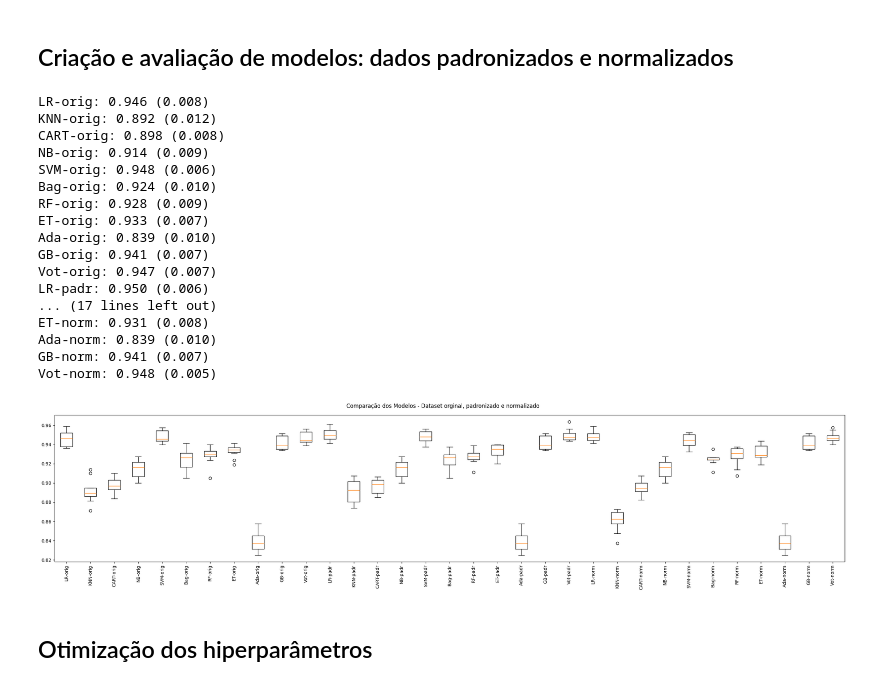
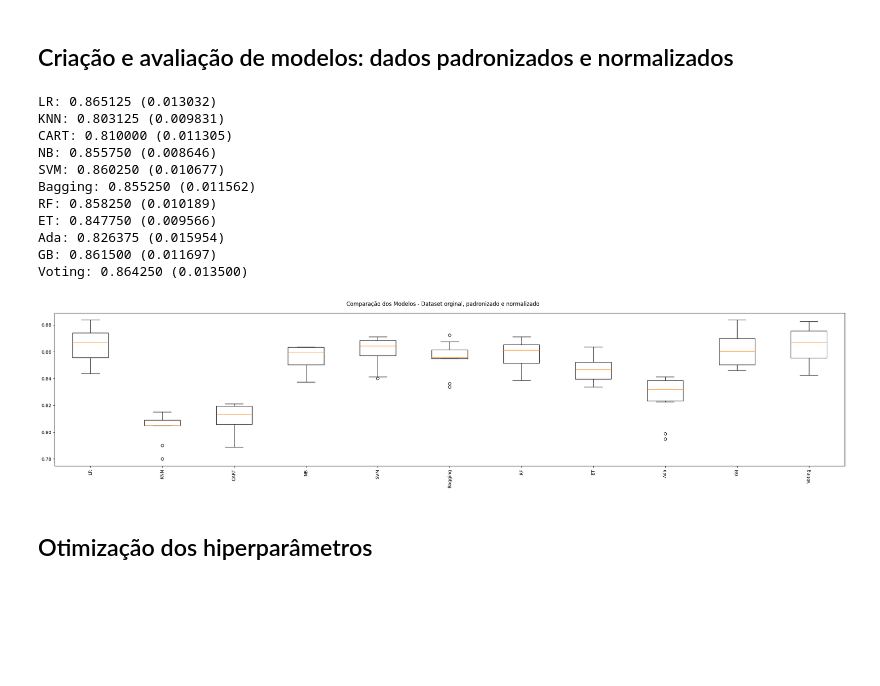
Before and after one commit to piresthiago10/mvp_quarta_sprint_backend, a Jupyter notebook: app/machine_learning/notebooks/gen_z_Mental_wellness_and_digital_lifestyle_analysis.ipynb, the cells around one changed output. Drawn from its saved outputs; the diff is of its cells as text; code cells hidden in the pictures; blank space fills up the shorter version.

Commit message:
ajustes no modelo ml

```diff
--- a/app/machine_learning/notebooks/gen_z_Mental_wellness_and_digital_lifestyle_analysis.ipynb
+++ b/app/machine_learning/notebooks/gen_z_Mental_wellness_and_digital_lifestyle_analysis.ipynb
@@ -505,5 +250,0 @@ dtype: int64
-# %%
-# Wellbeing_Index
-df_copy["Wellbeing_Index"] = df_copy["Wellbeing_Index"].round()
-# df_copy["Wellbeing_Index"] = df_copy["Wellbeing_Index"].clip(2.0, 6.0)
-df_copy.groupby(['Wellbeing_Index']).size()
@@ -576,7 +299,7 @@ kfold = StratifiedKFold(n_splits=num_particoes, shuffle=True, random_state=seed)
 
 ## Criação e avaliação de modelos: linha base
 # %%
-np.random.seed(7) # definindo uma semente global
+np.random.seed(42) # definindo uma semente global
 
 # Lista que armazenará os modelos
 models = []
@@ -610,15 +333,21 @@ models.append(('Ada', AdaBoostClassifier(n_estimators=num_trees)))
 models.append(('GB', GradientBoostingClassifier(n_estimators=num_trees)))
 models.append(('Voting', VotingClassifier(bases)))
 
-# Listas para armazenar os resultados
 results = []
 names = []
 
-# Avaliação dos modelos (treinamento)
 for name, model in models:
-    cv_results = cross_val_score(model, X_train, y_train, cv=kfold, scoring=scoring)
+    train_pipeline = Pipeline(steps=[
+        ('preprocessor', preprocessor),
+        ('classifier', model)
+    ])
+
+    # Agora o cross_val_score recebe o PIPELINE, não o modelo isolado
+    cv_results = cross_val_score(train_pipeline, X_train, y_train, cv=kfold, scoring=scoring)
+
     results.append(cv_results)
     names.append(name)
+
     msg = "%s: %f (%f)" % (name, cv_results.mean(), cv_results.std())
     print(msg)
 
@@ -645,17 +374,12 @@ Voting: 0.946875 (0.006525)
 # %% [markdown]
 ## Criação e avaliação de modelos: dados padronizados e normalizados
 # %%
-np.random.seed(7) # definindo uma semente global para este bloco
+np.random.seed(7)
 
-# Listas para armazenar os armazenar os pipelines e os resultados para todas as visões do dataset
 pipelines = []
 results = []
 names = []
 
-
-# Criando os elementos do pipeline
-
-# Algoritmos que serão utilizados
 reg_log = ('LR', LogisticRegression(max_iter=200))
 knn = ('KNN', KNeighborsClassifier())
 cart = ('CART', DecisionTreeClassifier())
@@ -668,13 +392,8 @@ adaboost = ('Ada', AdaBoostClassifier(n_estimators=num_trees))
 gradient_boosting = ('GB', GradientBoostingClassifier(n_estimators=num_trees))
 voting = ('Voting', VotingClassifier(bases))
 
-# Transformações que serão utilizadas
 standard_scaler = ('StandardScaler', StandardScaler())
 min_max_scaler = ('MinMaxScaler', MinMaxScaler())
-
-
-# Montando os pipelines
-# A ordem de execução é da esquerda para a direita.
 
 # Dataset original
 pipelines.append(('LR-orig', Pipeline([reg_log])))
@@ -701,54 +420,56 @@ pipelines.append(('ET-padr', Pipeline([standard_scaler, extra_trees])))
 pipelines.append(('Ada-padr', Pipeline([standard_scaler, adaboost])))
 pipelines.append(('GB-padr', Pipeline([standard_scaler, gradient_boosting])))
 pipelines.append(('Vot-padr', Pipeline([standard_scaler, voting])))
 
 # Dataset Normalizado
 pipelines.append(('LR-norm', Pipeline([min_max_scaler, reg_log])))
 pipelines.append(('KNN-norm', Pipeline([min_max_scaler, knn])))
 pipelines.append(('CART-norm', Pipeline([min_max_scaler, cart])))
 pipelines.append(('NB-norm', Pipeline([min_max_scaler, naive_bayes])))
 pipelines.append(('SVM-norm', Pipeline([min_max_scaler, svm])))
 pipelines.append(('Bag-norm', Pipeline([min_max_scaler, bagging])))
 pipelines.append(('RF-norm', Pipeline([min_max_scaler, random_forest])))
 pipelines.append(('ET-norm', Pipeline([min_max_scaler, extra_trees])))
 pipelines.append(('Ada-norm', Pipeline([min_max_scaler, adaboost])))
 pipelines.append(('GB-norm', Pipeline([min_max_scaler, gradient_boosting])))
 pipelines.append(('Vot-norm', Pipeline([min_max_scaler, voting])))
 
 # Executando os pipelines
-for name, model in pipelines:
-    cv_results = cross_val_score(model, X_train, y_train, cv=kfold, scoring=scoring)
+for name, model in models:
+    train_pipeline = Pipeline(steps=[
+        ('preprocessor', preprocessor),
+        ('classifier', model)
+    ])
+
+    # Agora o cross_val_score recebe o PIPELINE, não o modelo isolado
+    cv_results = cross_val_score(train_pipeline, X_train, y_train, cv=kfold, scoring=scoring)
+
     results.append(cv_results)
     names.append(name)
-    msg = "%s: %.3f (%.3f)" % (name, cv_results.mean(), cv_results.std()) # formatando para 3 casas decimais
+
+    msg = "%s: %f (%f)" % (name, cv_results.mean(), cv_results.std())
     print(msg)
 
 # Boxplot de comparação dos modelos
 fig = plt.figure(figsize=(25,6))
 fig.suptitle('Comparação dos Modelos - Dataset orginal, padronizado e normalizado')
 ax = fig.add_subplot(111)
 plt.boxplot(results)
 ax.set_xticklabels(names, rotation=90)
 plt.show()
 # %% [output]
-LR-orig: 0.946 (0.008)
-KNN-orig: 0.892 (0.012)
-CART-orig: 0.898 (0.008)
-NB-orig: 0.914 (0.009)
-SVM-orig: 0.948 (0.006)
-Bag-orig: 0.924 (0.010)
-RF-orig: 0.928 (0.009)
-ET-orig: 0.933 (0.007)
-Ada-orig: 0.839 (0.010)
-GB-orig: 0.941 (0.007)
-Vot-orig: 0.947 (0.007)
-LR-padr: 0.950 (0.006)
-... (17 lines left out)
-ET-norm: 0.931 (0.008)
-Ada-norm: 0.839 (0.010)
-GB-norm: 0.941 (0.007)
-Vot-norm: 0.948 (0.005)
+LR: 0.865125 (0.013032)
+KNN: 0.803125 (0.009831)
+CART: 0.810000 (0.011305)
+NB: 0.855750 (0.008646)
+SVM: 0.860250 (0.010677)
+Bagging: 0.855250 (0.011562)
+RF: 0.858250 (0.010189)
+ET: 0.847750 (0.009566)
+Ada: 0.826375 (0.015954)
+GB: 0.861500 (0.011697)
+Voting: 0.864250 (0.013500)
-[figure, old version]
+[figure, new version]
 # %% [markdown]
 ## Otimização dos hiperparâmetros
 # %%
```
Also changed, not shown: parts of 36 cells of this notebook, 16 other files.
